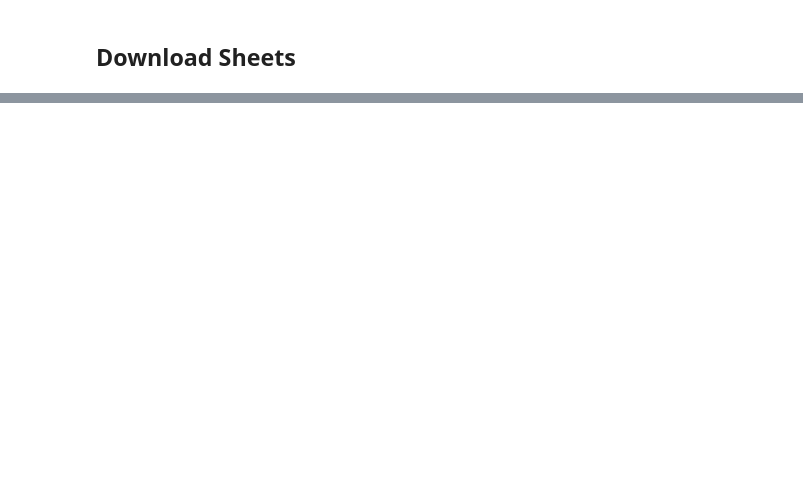
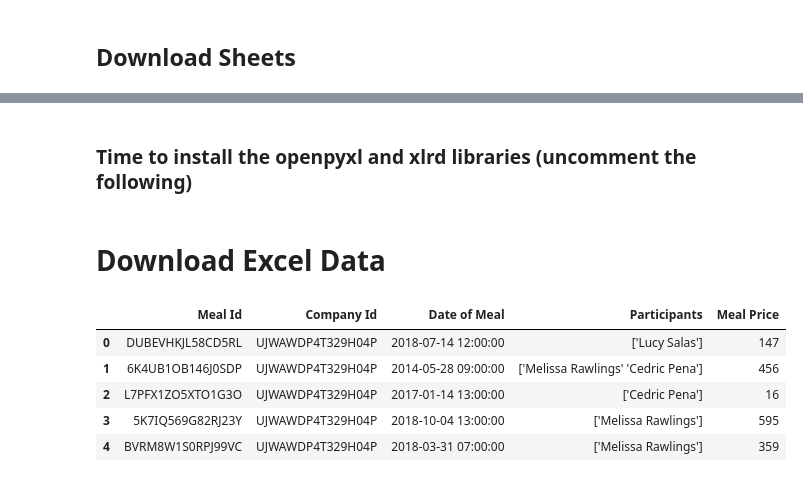
Before and after one commit to FBosler/Medium-Data-Extraction, a Jupyter notebook: Data Extraction.ipynb, the cells around one changed output, grey strips where cells are left out. Saved outputs shown, nothing was run; the diff lists cells and outputs as text; code cells hidden in the pictures; blank space fills up the shorter version.

Commit message:
added most recent version of Data extraction

```diff
--- a/Data Extraction.ipynb
+++ b/Data Extraction.ipynb
@@ -84,0 +103,2 @@ sales_data = pd.DataFrame(sheet.get_all_values()[1:],columns=sht.get_all_values(
+# %% [markdown]
+### Time to install the openpyxl and xlrd libraries (uncomment the following)
@@ -84,0 +108,17 @@ sales_data = pd.DataFrame(sheet.get_all_values()[1:],columns=sht.get_all_values(
+# %% [markdown]
+# Download Excel Data
+# %%
+url = 'https://github.com/FBosler/Medium-Data-Extraction/blob/master/invoices.xlsx?raw=true'
+res = requests.get(url, allow_redirects=True)
+with open('invoices.xlsx','wb') as file:
+    file.write(res.content)
+invoices = pd.read_excel('invoices.xlsx')
+# %%
+invoices.head()
+# %% [output]
+|  | Meal Id | Company Id | Date of Meal | Participants | Meal Price |
+| 0 | DUBEVHKJL58CD5RL | UJWAWDP4T329H04P | 2018-07-14 12:00:00 | ['Lucy Salas'] | 147 |
+| 1 | 6K4UB1OB146J0SDP | UJWAWDP4T329H04P | 2014-05-28 09:00:00 | ['Melissa Rawlings' 'Cedric Pena'] | 456 |
+| 2 | L7PFX1ZO5XTO1G3O | UJWAWDP4T329H04P | 2017-01-14 13:00:00 | ['Cedric Pena'] | 16 |
+| 3 | 5K7IQ569G82RJ23Y | UJWAWDP4T329H04P | 2018-10-04 13:00:00 | ['Melissa Rawlings'] | 595 |
+| 4 | BVRM8W1S0RPJ99VC | UJWAWDP4T329H04P | 2018-03-31 07:00:00 | ['Melissa Rawlings'] | 359 |
```
Also changed, not shown: parts of 11 cells of this notebook.
